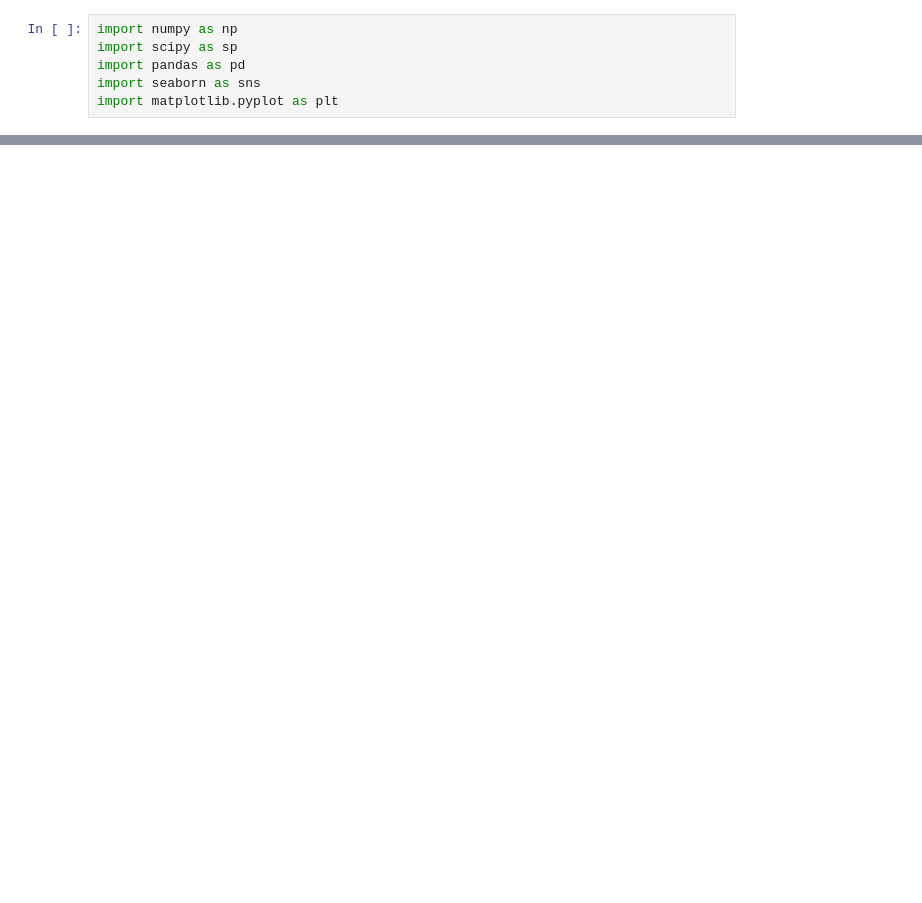
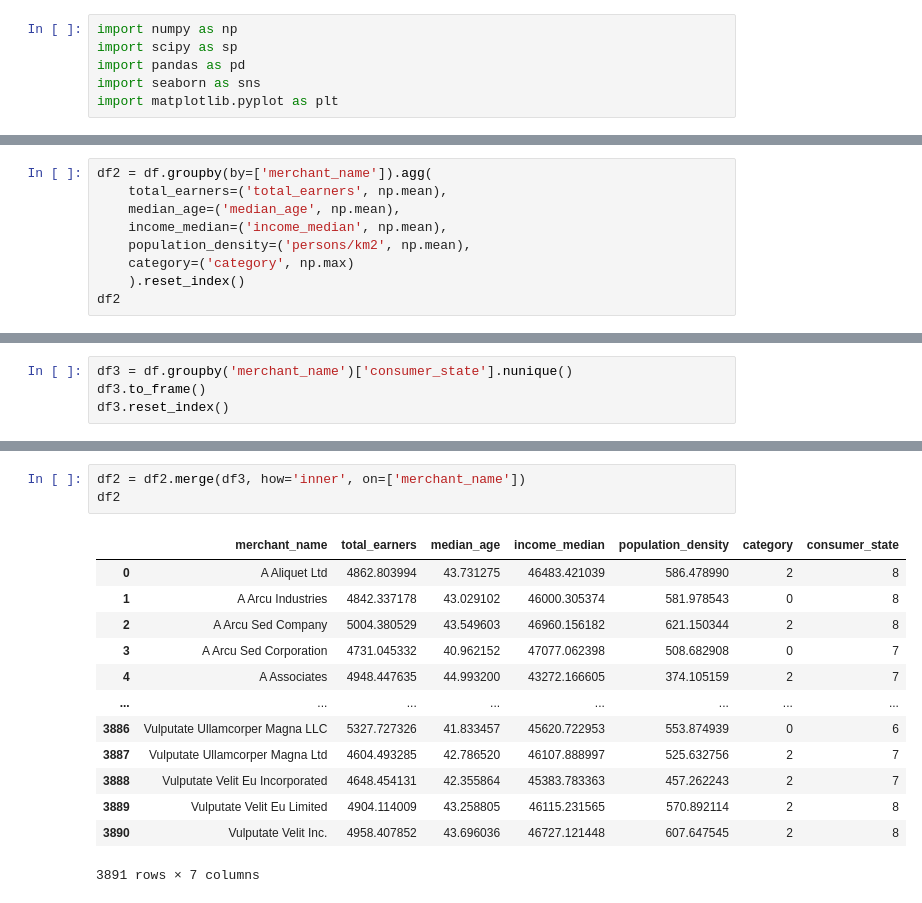
Before and after one commit to MAST30034-Applied-Data-Science/generic-buy-now-pay-later-project-group-27, a Jupyter notebook: notebooks/transaction_model.ipynb, the cells around one changed output, grey strips where cells are left out. Saved outputs shown, nothing was run; the diff lists cells and outputs as text; blank space fills up the shorter version.

```diff
--- a/notebooks/transaction_model.ipynb
+++ b/notebooks/transaction_model.ipynb
@@ -68,0 +81,9 @@ df2
+# %%
+df2 = df.groupby(by=['merchant_name']).agg(
+    total_earners=('total_earners', np.mean),
+    median_age=('median_age', np.mean),
+    income_median=('income_median', np.mean),
+    population_density=('persons/km2', np.mean),
+    category=('category', np.max)
+    ).reset_index()
+df2
@@ -68,0 +104,4 @@ df2
+# %%
+df3 = df.groupby('merchant_name')['consumer_state'].nunique()
+df3.to_frame()
+df3.reset_index()
@@ -68,0 +122,17 @@ df2
+# %%
+df2 = df2.merge(df3, how='inner', on=['merchant_name'])
+df2
+# %% [output]
+|  | merchant_name | total_earners | median_age | income_median | population_density | category | consumer_state |
+| 0 | A Aliquet Ltd | 4862.803994 | 43.731275 | 46483.421039 | 586.478990 | 2 | 8 |
+| 1 | A Arcu Industries | 4842.337178 | 43.029102 | 46000.305374 | 581.978543 | 0 | 8 |
+| 2 | A Arcu Sed Company | 5004.380529 | 43.549603 | 46960.156182 | 621.150344 | 2 | 8 |
+| 3 | A Arcu Sed Corporation | 4731.045332 | 40.962152 | 47077.062398 | 508.682908 | 0 | 7 |
+| 4 | A Associates | 4948.447635 | 44.993200 | 43272.166605 | 374.105159 | 2 | 7 |
+| ... | ... | ... | ... | ... | ... | ... | ... |
+| 3886 | Vulputate Ullamcorper Magna LLC | 5327.727326 | 41.833457 | 45620.722953 | 553.874939 | 0 | 6 |
+| 3887 | Vulputate Ullamcorper Magna Ltd | 4604.493285 | 42.786520 | 46107.888997 | 525.632756 | 2 | 7 |
+| 3888 | Vulputate Velit Eu Incorporated | 4648.454131 | 42.355864 | 45383.783363 | 457.262243 | 2 | 7 |
+| 3889 | Vulputate Velit Eu Limited | 4904.114009 | 43.258805 | 46115.231565 | 570.892114 | 2 | 8 |
+| 3890 | Vulputate Velit Inc. | 4958.407852 | 43.696036 | 46727.121448 | 607.647545 | 2 | 8 |
+3891 rows × 7 columns
```
Also changed, not shown: parts of 23 cells of this notebook.
